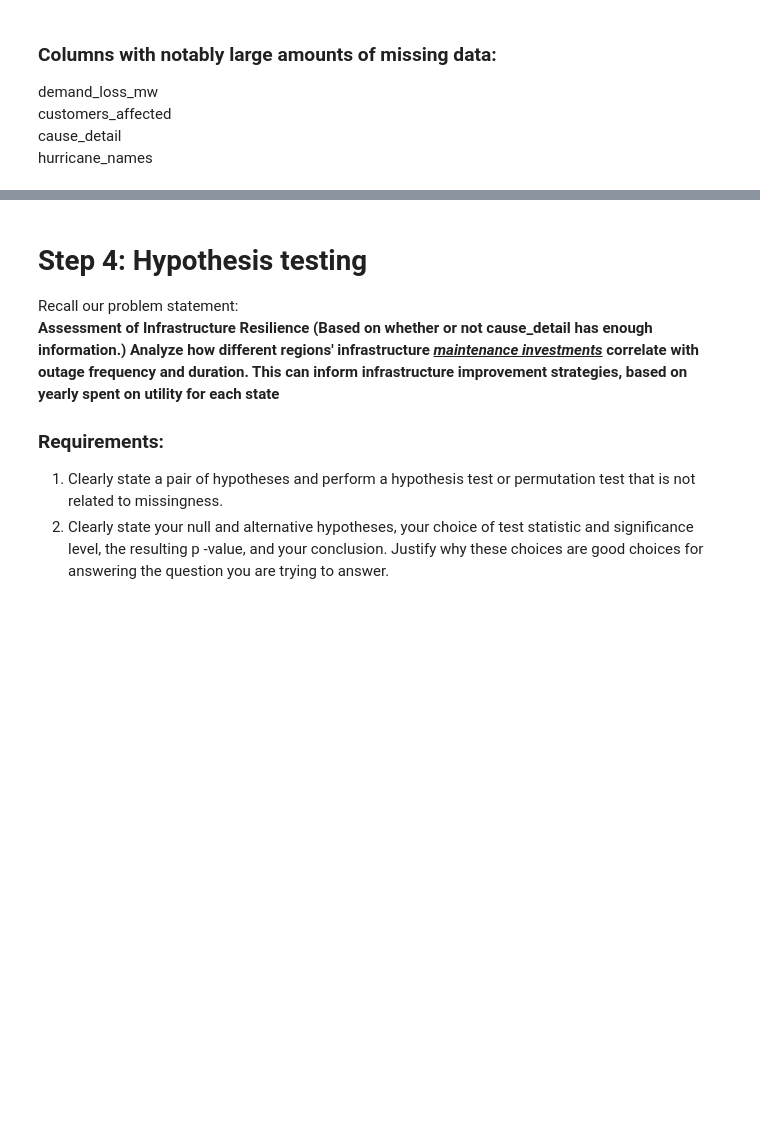
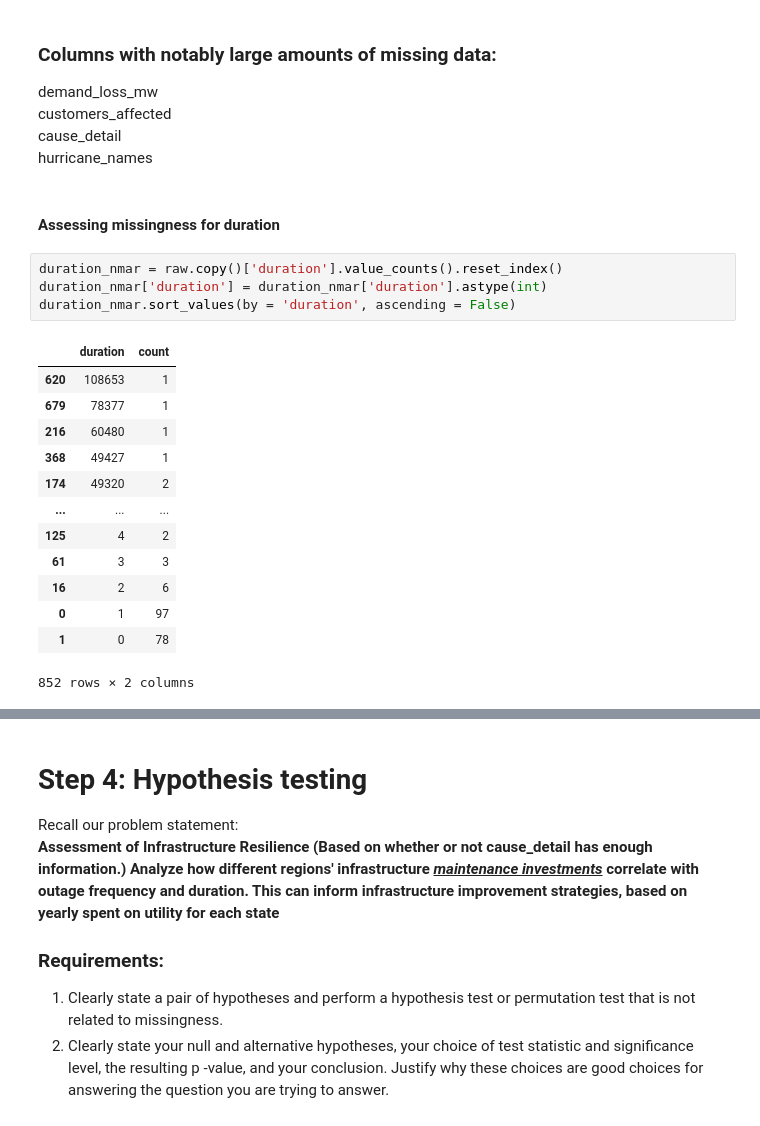
Before and after one commit to rcwoshimao/infrastructure-resilience-analysis, a Jupyter notebook: step4_hypothesis_testing.ipynb, the cells around one changed output, grey strips where cells are left out. Cells and saved outputs as stored; diff of their text form; blank space fills up the shorter version.

```diff
--- a/step4_hypothesis_testing.ipynb
+++ b/step4_hypothesis_testing.ipynb
@@ -515,3 +547,23 @@ demand_loss_mw
 customers_affected
 cause_detail
 hurricane_names
+# %% [markdown]
+#### Assessing missingness for duration
+# %%
+duration_nmar = raw.copy()['duration'].value_counts().reset_index()
+duration_nmar['duration'] = duration_nmar['duration'].astype(int)
+duration_nmar.sort_values(by = 'duration', ascending = False)
+# %% [output]
+|  | duration | count |
+| 620 | 108653 | 1 |
+| 679 | 78377 | 1 |
+| 216 | 60480 | 1 |
+| 368 | 49427 | 1 |
+| 174 | 49320 | 2 |
+| ... | ... | ... |
+| 125 | 4 | 2 |
+| 61 | 3 | 3 |
+| 16 | 2 | 6 |
+| 0 | 1 | 97 |
+| 1 | 0 | 78 |
+852 rows × 2 columns
```
Also changed, not shown: parts of 15 cells of this notebook.
